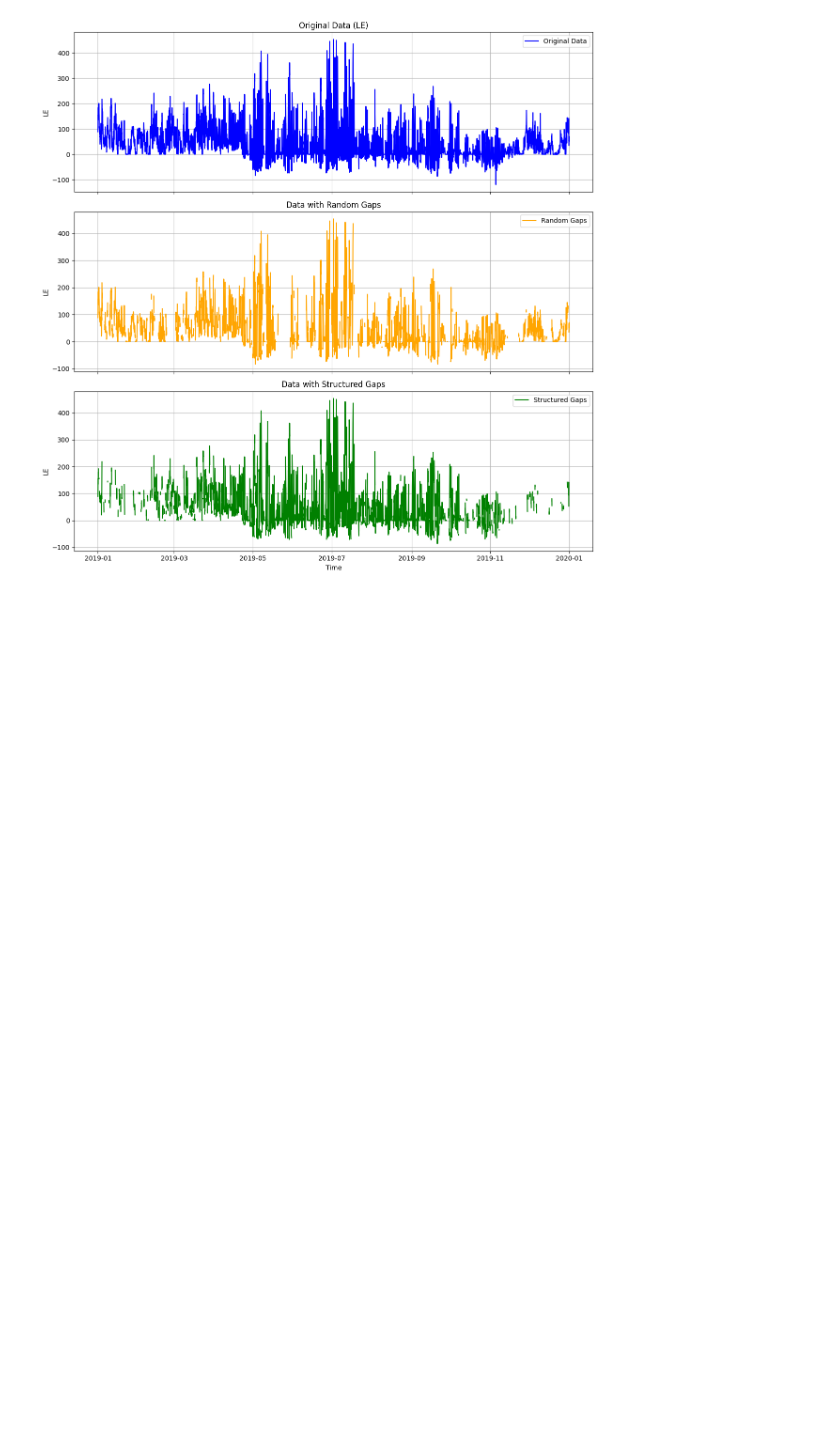
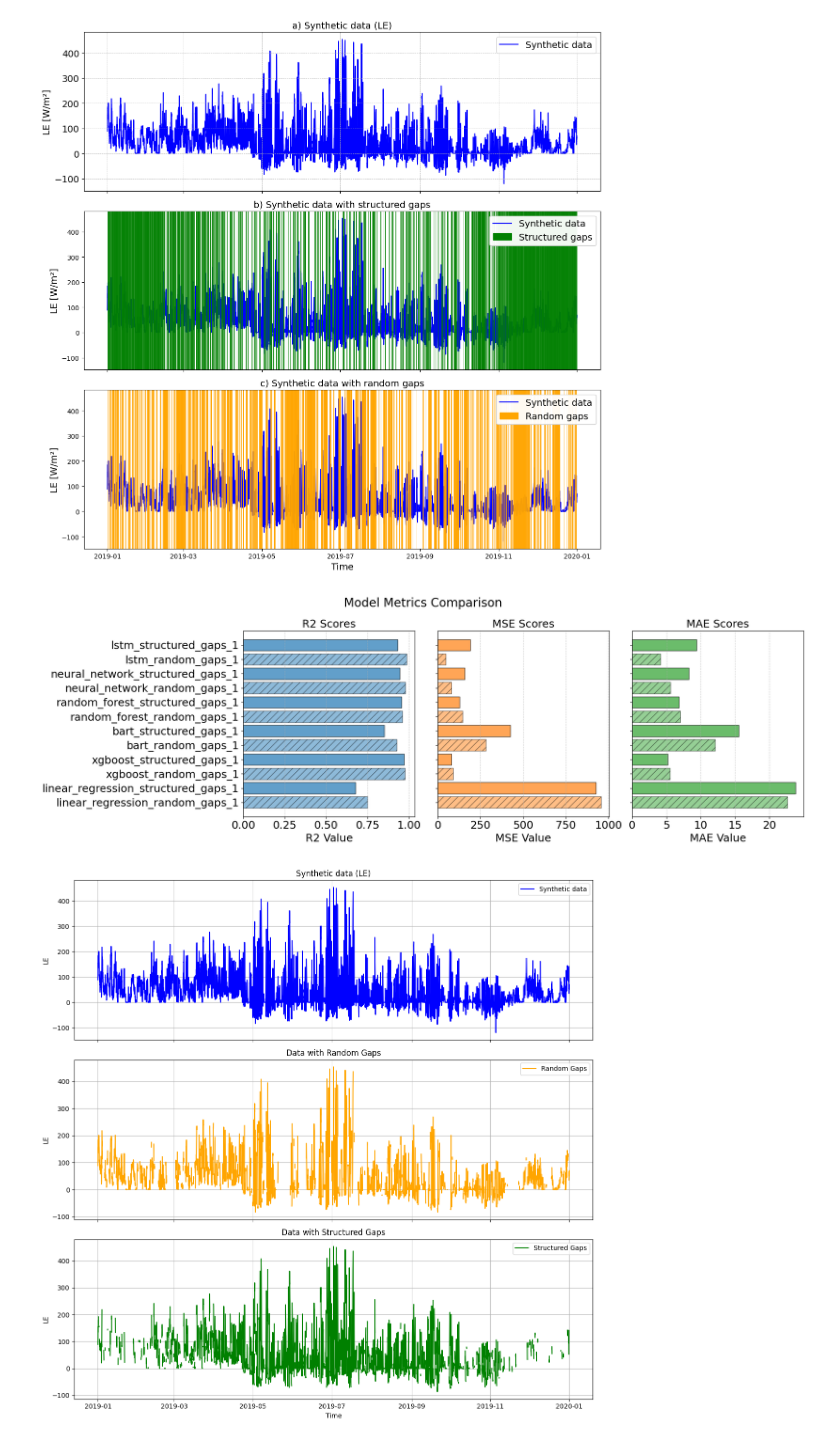
Before and after one commit to adelezaini/GEO9300-Gap-Busters, a Jupyter notebook: notebooks/plotting_eivind.ipynb, the cells around one changed output. Drawn from its saved outputs; the diff is of its cells as text; code cells hidden in the pictures; blank space fills up the shorter version.

Commit message:
cleaned so that plotting_eivind.ipynb now loads the necessary data and calls on functions in plotting.py to generate figure 2 and 3.1 in the report.

```diff
--- a/notebooks/plotting_eivind.ipynb
+++ b/notebooks/plotting_eivind.ipynb
@@ -8 +56,16 @@ import sys
+# %%
+################################################################################
+### Generation of charts for report
+################################################################################
+
+models = ['linear_regression_random_gaps_1', 'linear_regression_structured_gaps_1','xgboost_random_gaps_1','xgboost_structured_gaps_1', 'bart_random_gaps_1', 'bart_structured_gaps_1','random_forest_random_gaps_1','random_forest_structured_gaps_1', 'neural_network_random_gaps_1', 'neural_network_structured_gaps_1','lstm_random_gaps_1','lstm_structured_gaps_1']  # List your models here
+
+# Figure 2 in report: Visualization of synthetic dataset and gaps (Figure 2 in report)
+plot_data_with_gaps(syn_ds, random_gaps, structured_gaps)
+
+# Figure 3.1 in report: Comparison of R2, MSE and MAE values for different models
+plot_metrics_horizontal(models)
+# %% [output]
+[figure, added]
+[figure, added]
 # %%
```
Also changed, not shown: parts of 7 cells of this notebook, 1 other file.
